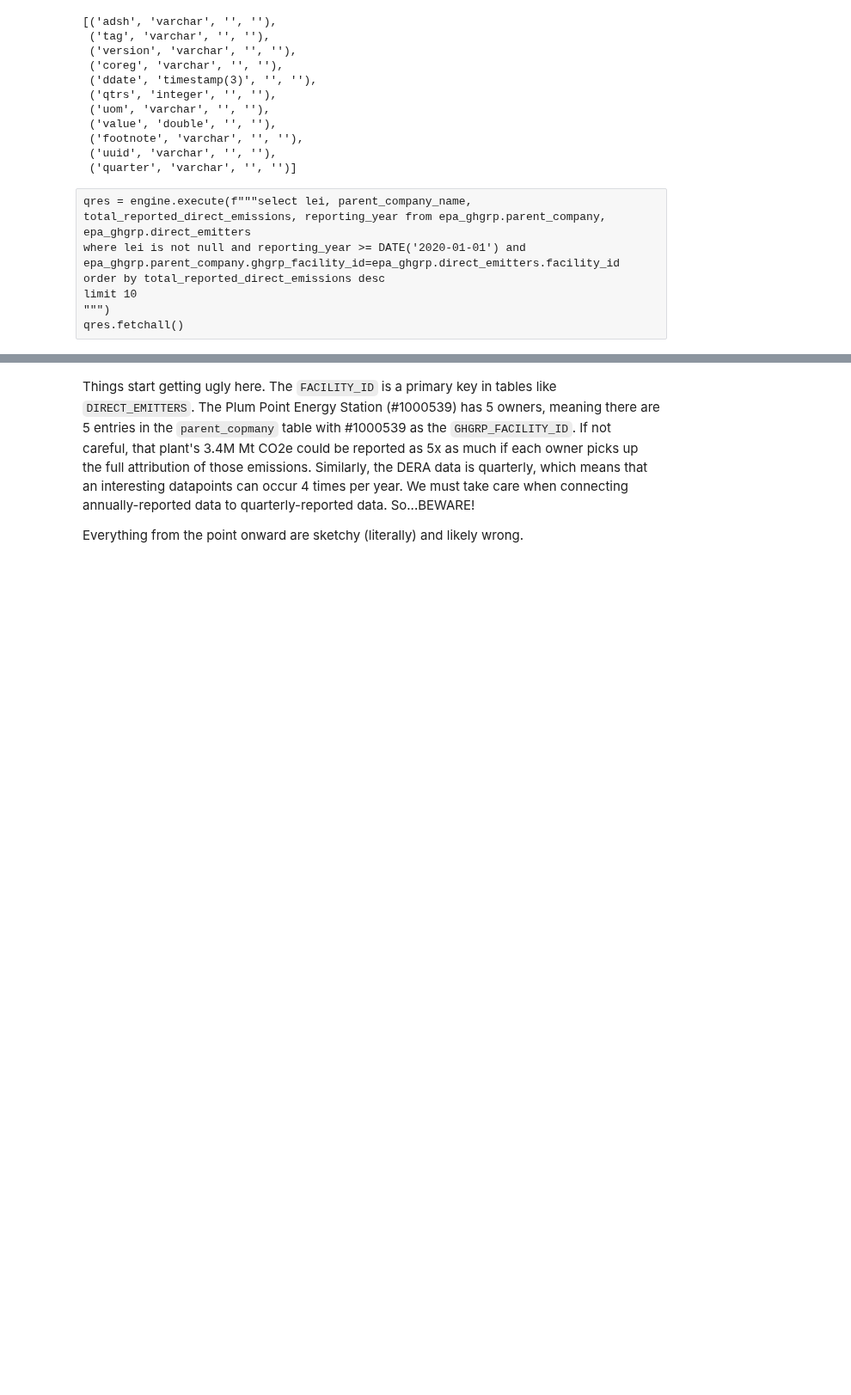
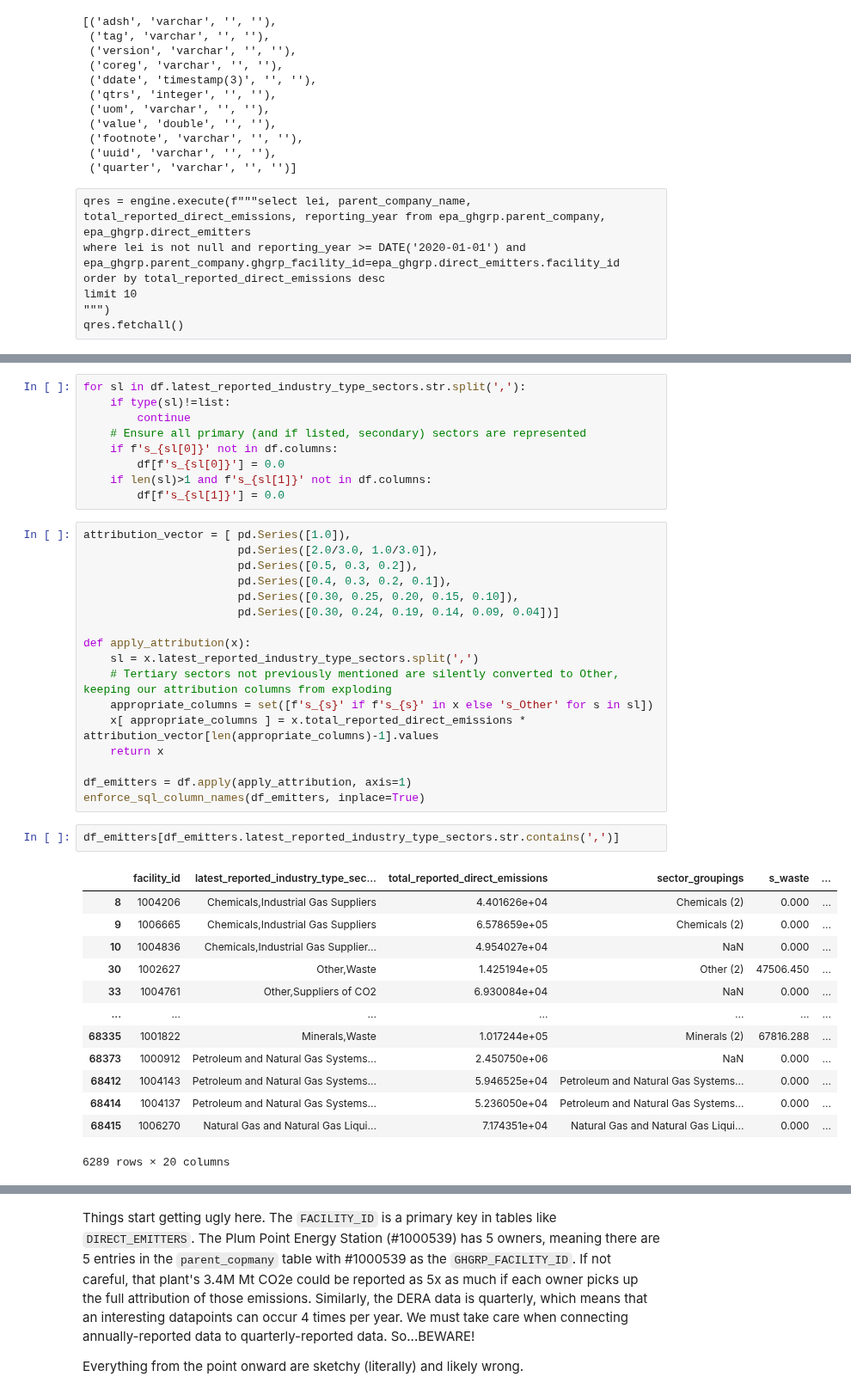
Before and after one commit to os-climate/data-platform-demo, a Jupyter notebook: notebooks/EPA_GHGRP-demos.ipynb, the cells around one changed output, grey strips where cells are left out. Shown at 86% size. Drawn from its saved outputs; the diff is of its cells as text; blank space fills up the shorter version.

```diff
--- a/notebooks/EPA_GHGRP-demos.ipynb
+++ b/notebooks/EPA_GHGRP-demos.ipynb
@@ -483,0 +517,42 @@ qres.fetchall()
+# %%
+for sl in df.latest_reported_industry_type_sectors.str.split(','):
+    if type(sl)!=list:
+        continue
+    # Ensure all primary (and if listed, secondary) sectors are represented
+    if f's_{sl[0]}' not in df.columns:
+        df[f's_{sl[0]}'] = 0.0
+    if len(sl)>1 and f's_{sl[1]}' not in df.columns:
+        df[f's_{sl[1]}'] = 0.0
+# %%
+attribution_vector = [ pd.Series([1.0]),
+                       pd.Series([2.0/3.0, 1.0/3.0]),
+                       pd.Series([0.5, 0.3, 0.2]),
+                       pd.Series([0.4, 0.3, 0.2, 0.1]),
+                       pd.Series([0.30, 0.25, 0.20, 0.15, 0.10]),
+                       pd.Series([0.30, 0.24, 0.19, 0.14, 0.09, 0.04])]
+
+def apply_attribution(x):
+    sl = x.latest_reported_industry_type_sectors.split(',')
+    # Tertiary sectors not previously mentioned are silently converted to Other, keeping our attribution columns from exploding
+    appropriate_columns = set([f's_{s}' if f's_{s}' in x else 's_Other' for s in sl])
+    x[ appropriate_columns ] = x.total_reported_direct_emissions * attribution_vector[len(appropriate_columns)-1].values
+    return x
+
+df_emitters = df.apply(apply_attribution, axis=1)
+enforce_sql_column_names(df_emitters, inplace=True)
+# %%
+df_emitters[df_emitters.latest_reported_industry_type_sectors.str.contains(',')]
+# %% [output]
+|  | facility_id | latest_reported_industry_type_sec... | total_reported_direct_emissions | sector_groupings | s_waste | ... |
+| 8 | 1004206 | Chemicals,Industrial Gas Suppliers | 4.401626e+04 | Chemicals (2) | 0.000 | ... |
+| 9 | 1006665 | Chemicals,Industrial Gas Suppliers | 6.578659e+05 | Chemicals (2) | 0.000 | ... |
+| 10 | 1004836 | Chemicals,Industrial Gas Supplier... | 4.954027e+04 | NaN | 0.000 | ... |
+| 30 | 1002627 | Other,Waste | 1.425194e+05 | Other (2) | 47506.450 | ... |
+| 33 | 1004761 | Other,Suppliers of CO2 | 6.930084e+04 | NaN | 0.000 | ... |
+| ... | ... | ... | ... | ... | ... | ... |
+| 68335 | 1001822 | Minerals,Waste | 1.017244e+05 | Minerals (2) | 67816.288 | ... |
+| 68373 | 1000912 | Petroleum and Natural Gas Systems... | 2.450750e+06 | NaN | 0.000 | ... |
+| 68412 | 1004143 | Petroleum and Natural Gas Systems... | 5.946525e+04 | Petroleum and Natural Gas Systems... | 0.000 | ... |
+| 68414 | 1004137 | Petroleum and Natural Gas Systems... | 5.236050e+04 | Petroleum and Natural Gas Systems... | 0.000 | ... |
+| 68415 | 1006270 | Natural Gas and Natural Gas Liqui... | 7.174351e+04 | Natural Gas and Natural Gas Liqui... | 0.000 | ... |
+6289 rows × 20 columns
```
Also changed, not shown: parts of 10 cells of this notebook.
